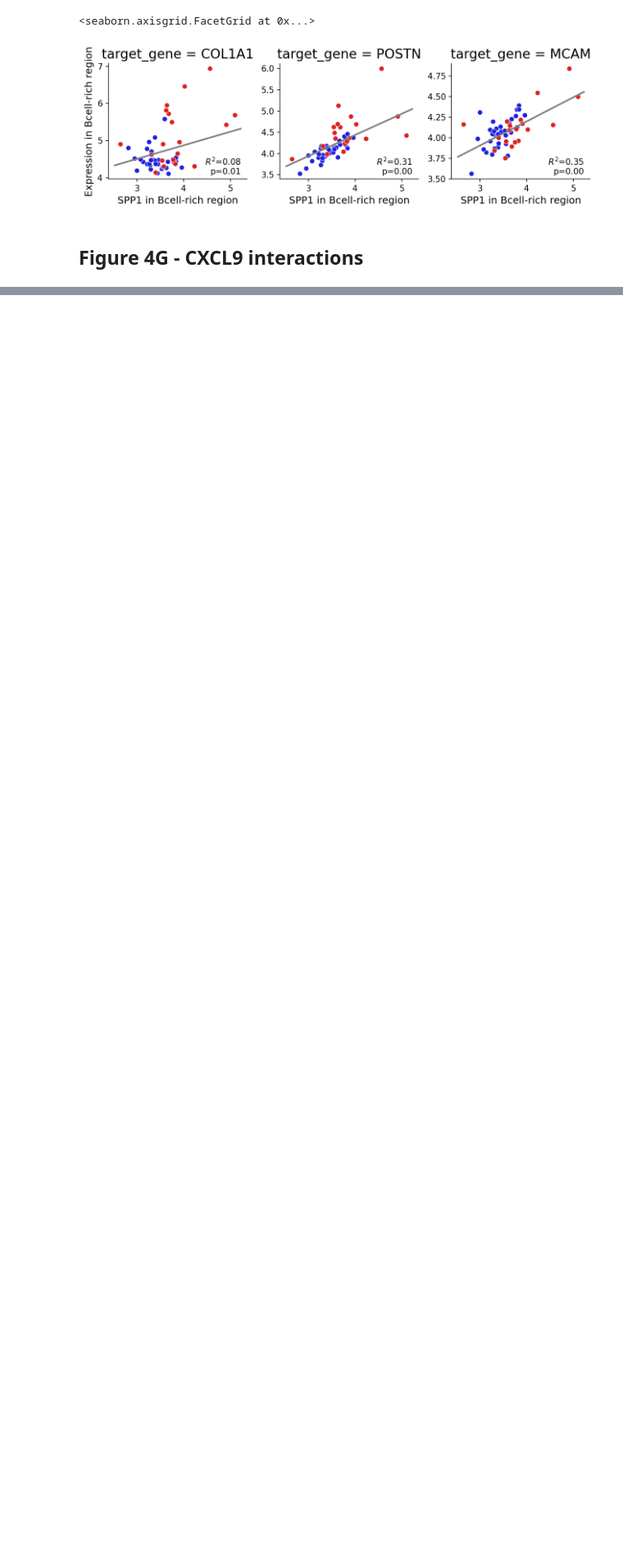
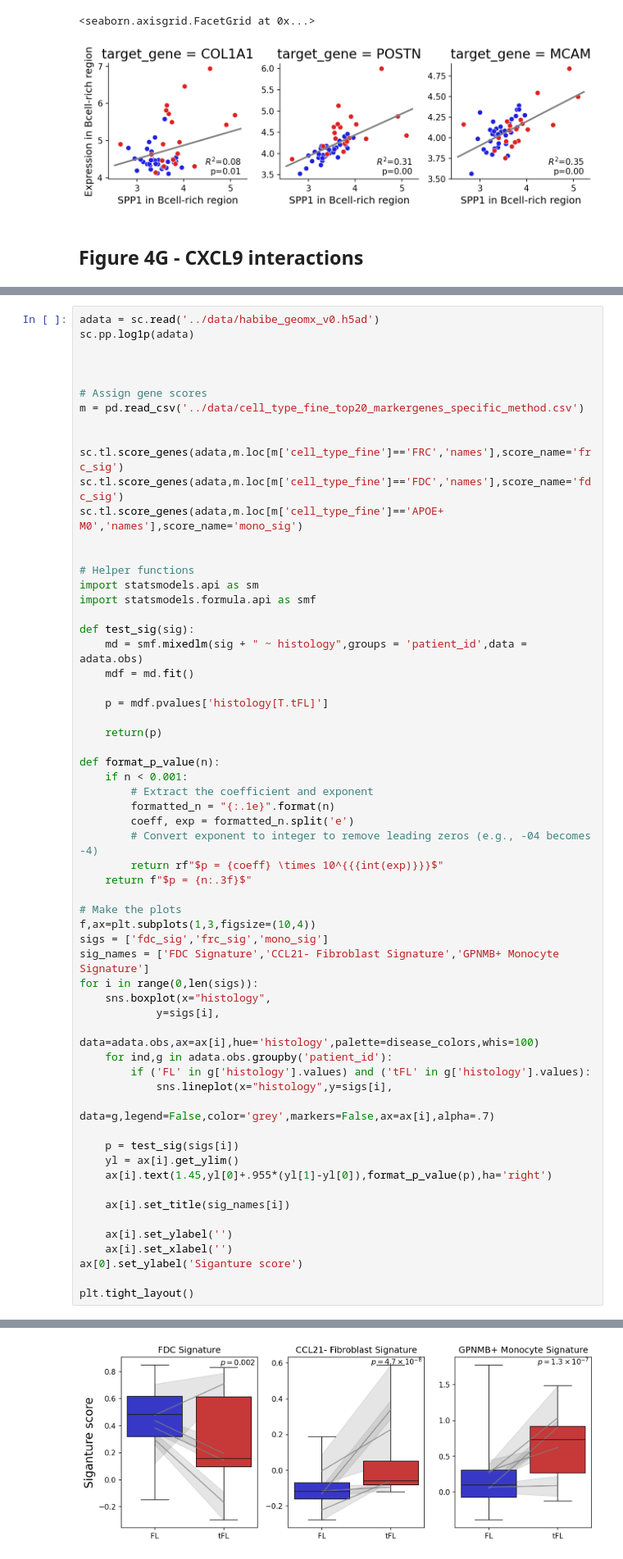
Before and after one commit to getzlab/FL_transformation_paper, a Jupyter notebook: figures/Figure4.ipynb, the cells around one changed output, grey strips where cells are left out. Shown at 82% size. Saved outputs shown, nothing was run; the diff lists cells and outputs as text; blank space fills up the shorter version.

```diff
--- a/figures/Figure4.ipynb
+++ b/figures/Figure4.ipynb
@@ -204,0 +251,61 @@ levene(df.loc[df['disease']=='FL','CXCL9'],
+# %%
+adata = sc.read('../data/habibe_geomx_v0.h5ad')
+sc.pp.log1p(adata)
+
+
+
+# Assign gene scores
+m = pd.read_csv('../data/cell_type_fine_top20_markergenes_specific_method.csv')
+
+
+sc.tl.score_genes(adata,m.loc[m['cell_type_fine']=='FRC','names'],score_name='frc_sig')
+sc.tl.score_genes(adata,m.loc[m['cell_type_fine']=='FDC','names'],score_name='fdc_sig')
+sc.tl.score_genes(adata,m.loc[m['cell_type_fine']=='APOE+ M0','names'],score_name='mono_sig')
+
+
+# Helper functions
+import statsmodels.api as sm
+import statsmodels.formula.api as smf
+
+def test_sig(sig):
+    md = smf.mixedlm(sig + " ~ histology",groups = 'patient_id',data = adata.obs)
+    mdf = md.fit()
+
+    p = mdf.pvalues['histology[T.tFL]']
+
+    return(p)
+
+def format_p_value(n):
+    if n < 0.001:
+        # Extract the coefficient and exponent
+        formatted_n = "{:.1e}".format(n)
+        coeff, exp = formatted_n.split('e')
+        # Convert exponent to integer to remove leading zeros (e.g., -04 becomes -4)
+        return rf"$p = {coeff} \times 10^{{{int(exp)}}}$"
+    return f"$p = {n:.3f}$"
+
+# Make the plots
+f,ax=plt.subplots(1,3,figsize=(10,4))
+sigs = ['fdc_sig','frc_sig','mono_sig']
+sig_names = ['FDC Signature','CCL21- Fibroblast Signature','GPNMB+ Monocyte Signature']
+for i in range(0,len(sigs)):
+    sns.boxplot(x="histology",
+            y=sigs[i],
+            data=adata.obs,ax=ax[i],hue='histology',palette=disease_colors,whis=100)
+    for ind,g in adata.obs.groupby('patient_id'):
+        if ('FL' in g['histology'].values) and ('tFL' in g['histology'].values):
+            sns.lineplot(x="histology",y=sigs[i],
+                 data=g,legend=False,color='grey',markers=False,ax=ax[i],alpha=.7)
+
+    p = test_sig(sigs[i])
+    yl = ax[i].get_ylim()
+    ax[i].text(1.45,yl[0]+.955*(yl[1]-yl[0]),format_p_value(p),ha='right')
+
+    ax[i].set_title(sig_names[i])
+
+    ax[i].set_ylabel('')
+    ax[i].set_xlabel('')
+ax[0].set_ylabel('Siganture score')
+
+plt.tight_layout()
+# %% [output]
@@ -204,0 +314 @@ levene(df.loc[df['disease']=='FL','CXCL9'],
+[figure, added]
```
Also changed, not shown: parts of 10 cells of this notebook.
